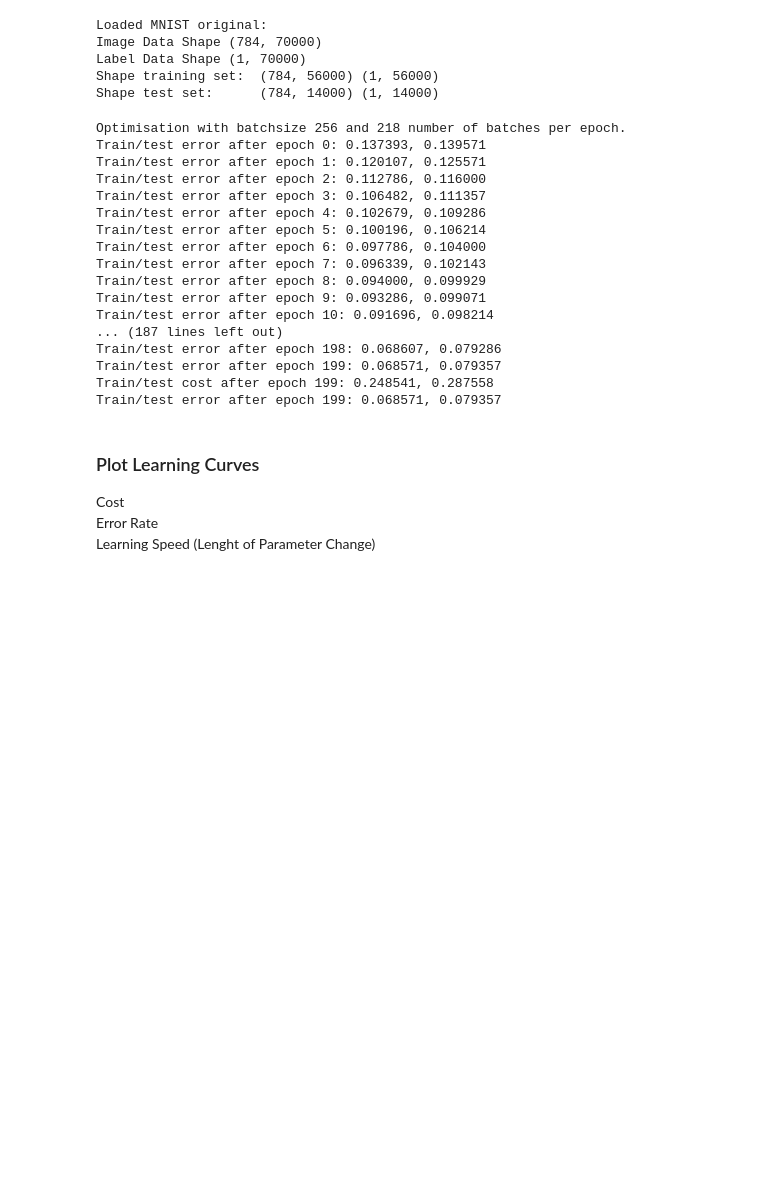
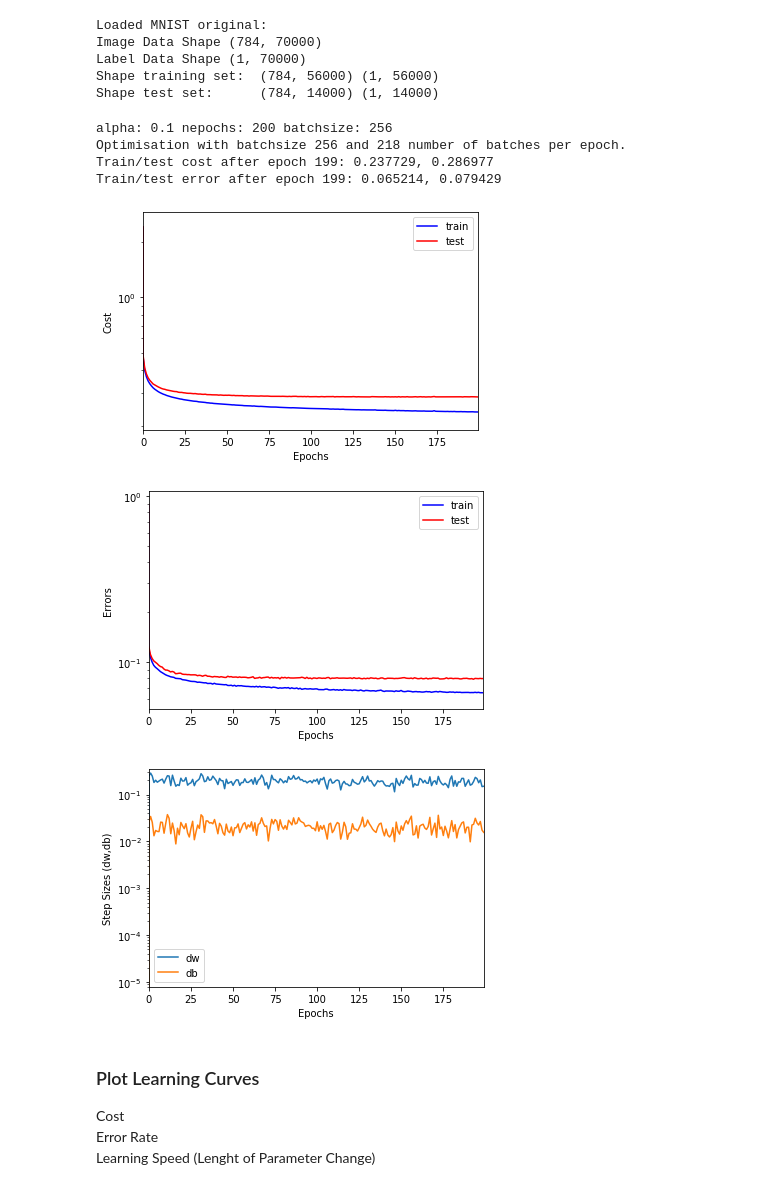
Before and after one commit to sebastianhaeni/deep-learning, a Jupyter notebook: 03/PW_classifier_softmax_stud.ipynb, the cells around one changed output. Cells and saved outputs as stored; diff of their text form; code cells hidden in the pictures; blank space fills up the shorter version.

```diff
--- a/03/PW_classifier_softmax_stud.ipynb
+++ b/03/PW_classifier_softmax_stud.ipynb
@@ -629,31 +629,44 @@ Shape test set:      (784, 14000) (1, 14000)
 # %%
 ### START YOUR CODE ### -- try different settings, ...
 
-learning_rate = 0.05
-nepochs = 200
-batchsize = 256
-W,b = initialize_params(28*28, 10, random=True)
-params, metrics = optimize(W, b, x_train, y_train, x_test, y_test, nepochs=nepochs, alpha=learning_rate, batchsize=batchsize, debug=True)
 
+def train(hyper_params):
+    learning_rate = hyper_params['learning_rate']
+    nepochs = hyper_params['nepochs']
+    batchsize = hyper_params['batchsize']
+    print('alpha:', learning_rate, 'nepochs:', nepochs, 'batchsize:', batchsize)
+    W,b = initialize_params(28*28, 10, random=True)
+    params, metrics = optimize(W, b, x_train, y_train, x_test, y_test,
+                               nepochs=nepochs,
+                               alpha=learning_rate,
+                               batchsize=batchsize,
+                               debug=False)
+    metrics.plot_cost_curves()
+    metrics.plot_error_curves()
+    metrics.plot_stepsize_curves()
+    print('\n\n')
+
+
+# tuning parameters to let them run. careful, execution time is super long the more params you have!
+hyper_params = {
+    'learning_rate': [0.1],
+    'nepochs': [200],
+    'batchsize': [256]
+}
+
+for learning_rate in hyper_params['learning_rate']:
+    for nepochs in hyper_params['nepochs']:
+        for batchsize in hyper_params['batchsize']:
+            train({'learning_rate': learning_rate, 'nepochs': nepochs, 'batchsize': batchsize})
 ### END YOUR CODE ###
 # %% [output]
+alpha: 0.1 nepochs: 200 batchsize: 256
 Optimisation with batchsize 256 and 218 number of batches per epoch.
-Train/test error after epoch 0: 0.137393, 0.139571
-Train/test error after epoch 1: 0.120107, 0.125571
-Train/test error after epoch 2: 0.112786, 0.116000
-Train/test error after epoch 3: 0.106482, 0.111357
-Train/test error after epoch 4: 0.102679, 0.109286
-Train/test error after epoch 5: 0.100196, 0.106214
-Train/test error after epoch 6: 0.097786, 0.104000
-Train/test error after epoch 7: 0.096339, 0.102143
-Train/test error after epoch 8: 0.094000, 0.099929
-Train/test error after epoch 9: 0.093286, 0.099071
-Train/test error after epoch 10: 0.091696, 0.098214
-... (187 lines left out)
-Train/test error after epoch 198: 0.068607, 0.079286
-Train/test error after epoch 199: 0.068571, 0.079357
-Train/test cost after epoch 199: 0.248541, 0.287558
-Train/test error after epoch 199: 0.068571, 0.079357
+Train/test cost after epoch 199: 0.237729, 0.286977
+Train/test error after epoch 199: 0.065214, 0.079429
+[figure, added]
+[figure, added]
+[figure, added]
 # %% [markdown]
 ### Plot Learning Curves
 
```
Also changed, not shown: parts of 6 cells of this notebook, 1 other file.
